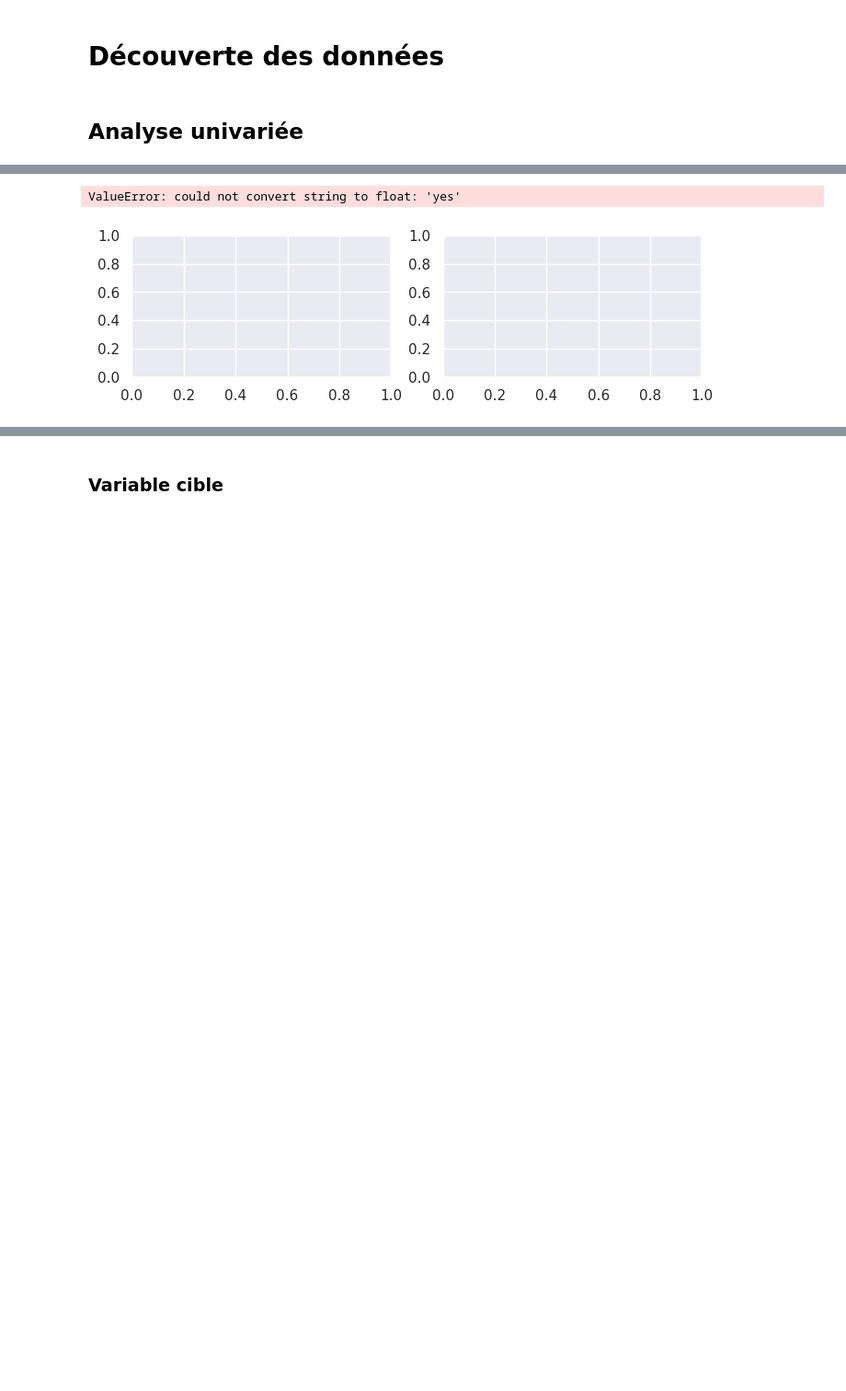
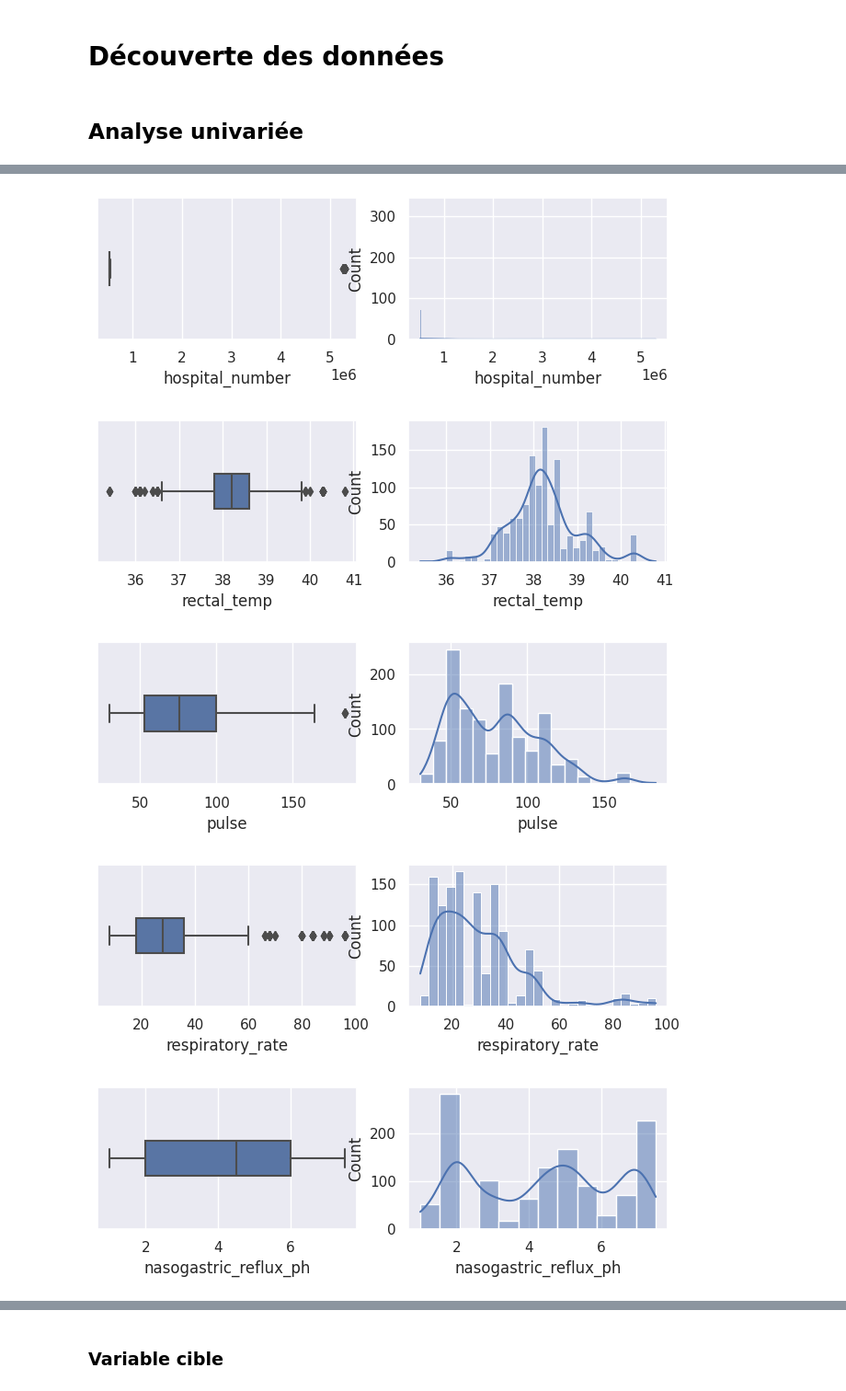
Before and after one commit to Ab2nour/kaggle-competitions, a Jupyter notebook: 2023/Playground Series/Season 3 Episode 22 Predict Health Outcomes of Horses/exploratory-analysis.ipynb, the cells around one changed output, grey strips where cells are left out. Shown at 92% size. Saved outputs shown, nothing was run; the diff lists cells and outputs as text; code cells hidden in the pictures; blank space fills up the shorter version.

```diff
--- a/2023/Playground Series/Season 3 Episode 22 Predict Health Outcomes of Horses/exploratory-analysis.ipynb
+++ b/2023/Playground Series/Season 3 Episode 22 Predict Health Outcomes of Horses/exploratory-analysis.ipynb
@@ -61 +47,3 @@ Index(['surgery', 'age', 'hospital_number', 'rectal_temp', 'pulse',
+# %%
+df[quali_var] = df[quali_var].astype(str).astype("category")  # todo: convertir uniquement les variables INT en category
 # %%
@@ -125,9 +130,12 @@ dtype: int64
 # %%
-for var in X.columns:
+for var in quanti_var:
     _, ax = plt.subplots(1, 2, figsize=(8, 2))
-    sns.boxplot(df[var], width=0.25, ax=ax[0])
+    sns.boxplot(x=df[var], width=0.25, ax=ax[0])
     sns.histplot(df[var], kde=True, ax=ax[1])
     plt.show()
 # %% [output]
-ValueError: could not convert string to float: 'yes'
-[figure, old version]
+[figure, new version]
+[figure, added]
+[figure, added]
+[figure, added]
+[figure, added]
```
Also changed, not shown: parts of 35 cells of this notebook.
